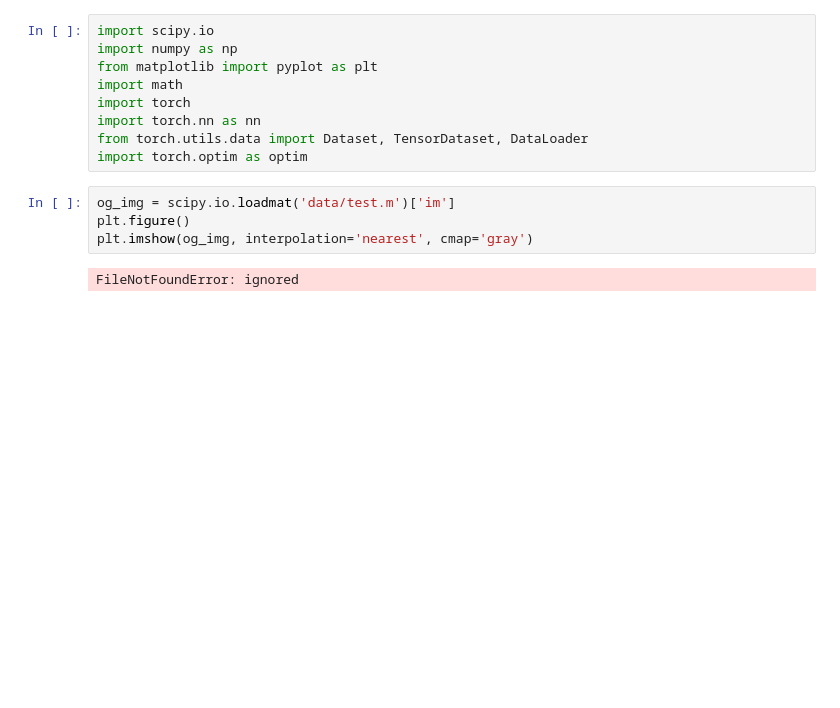
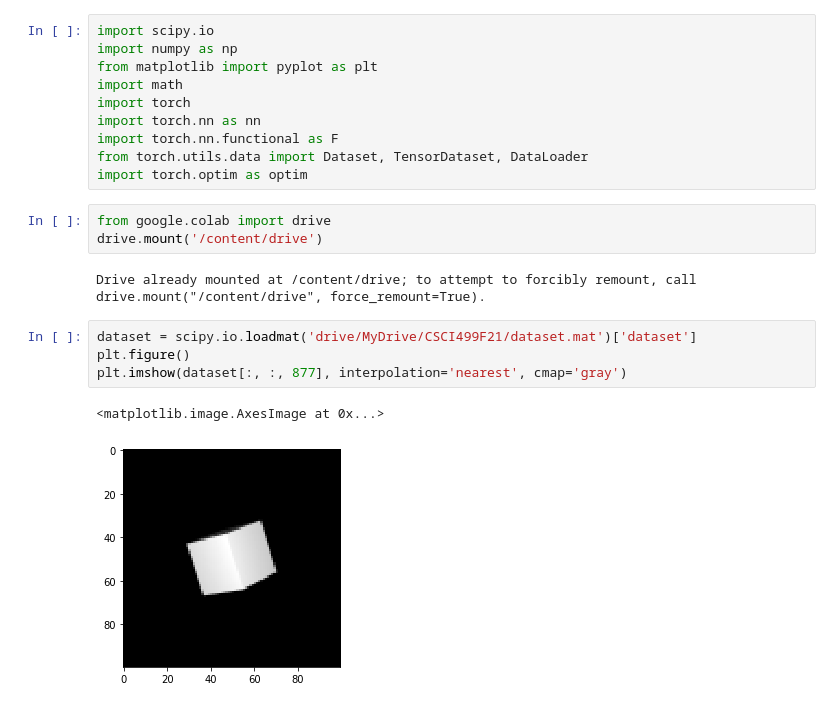
Before and after one commit to ib-nosirov/CSCI499F21_src, a Jupyter notebook: UnrolledNeuralNetworks.ipynb, the cells around one changed output. Cells and saved outputs as stored; diff of their text form; blank space fills up the shorter version.

```diff
--- a/UnrolledNeuralNetworks.ipynb
+++ b/UnrolledNeuralNetworks.ipynb
@@ -7,11 +7,18 @@ from matplotlib import pyplot as plt
 import math
 import torch
 import torch.nn as nn
+import torch.nn.functional as F
 from torch.utils.data import Dataset, TensorDataset, DataLoader
 import torch.optim as optim
+# %%
+from google.colab import drive
+drive.mount('/content/drive')
+# %% [output]
+Drive already mounted at /content/drive; to attempt to forcibly remount, call drive.mount("/content/drive", force_remount=True).
 # %%
-og_img = scipy.io.loadmat('data/test.m')['im']
+dataset = scipy.io.loadmat('drive/MyDrive/CSCI499F21/dataset.mat')['dataset']
 plt.figure()
-plt.imshow(og_img, interpolation='nearest', cmap='gray')
+plt.imshow(dataset[:, :, 877], interpolation='nearest', cmap='gray')
 # %% [output]
-FileNotFoundError: ignored
+<matplotlib.image.AxesImage at 0x...>
+[figure, added]
```
Also changed, not shown: parts of 11 cells of this notebook.
